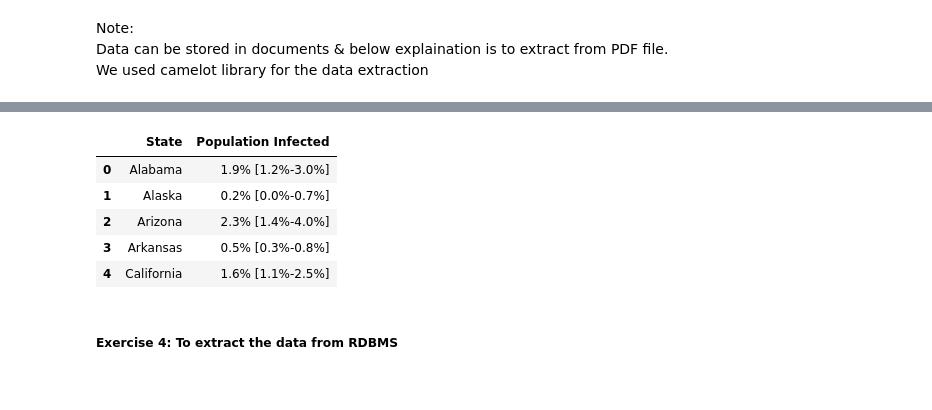
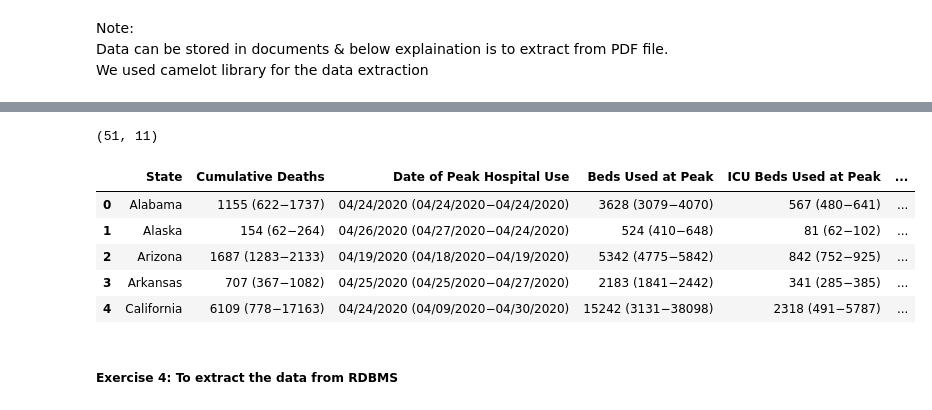
Before and after one commit to BhargavPotluri/Gramener, a Jupyter notebook: DataExtraction.ipynb, the cells around one changed output, grey strips where cells are left out. Saved outputs shown, nothing was run; the diff lists cells and outputs as text; code cells hidden in the pictures.

```diff
--- a/DataExtraction.ipynb
+++ b/DataExtraction.ipynb
@@ -343,2 +340,2 @@ Data_New[0].df # Accessing the data
 # %%
-Data_Extracted=Data_New[0].df
+covid_prediction_usa=covid_prediction_usa[0].df
@@ -376,11 +362,23 @@ Data_Extracted1=pd.DataFrame({'State':State1,'Population Infected':Pop1})
+# %%
+covid_prediction_usa=covid_prediction_usa[1:]
+covid_prediction_usa.reset_index(inplace=True,drop=True)
+# %%
+covid_prediction_usa.columns=covid_prediction_usa.iloc[0]
+# %%
+covid_prediction_usa.shape
+# %% [output]
+(51, 11)
+# %%
+covid_prediction_usa=covid_prediction_usa.iloc[1:]
+covid_prediction_usa.reset_index(inplace=True,drop=True)
 # %%
-Data_Extracted1.head()
+covid_prediction_usa.head()
 # %% [output]
-|  | State | Population Infected |
-| 0 | Alabama | 1.9% [1.2%-3.0%] |
-| 1 | Alaska | 0.2% [0.0%-0.7%] |
-| 2 | Arizona | 2.3% [1.4%-4.0%] |
-| 3 | Arkansas | 0.5% [0.3%-0.8%] |
-| 4 | California | 1.6% [1.1%-2.5%] |
+|  | State | Cumulative Deaths | Date of Peak Hospital Use | Beds Used at Peak | ICU Beds Used at Peak | ... |
+| 0 | Alabama | 1155 (622−1737) | 04/24/2020 (04/24/2020−04/24/2020) | 3628 (3079−4070) | 567 (480−641) | ... |
+| 1 | Alaska | 154 (62−264) | 04/26/2020 (04/27/2020−04/24/2020) | 524 (410−648) | 81 (62−102) | ... |
+| 2 | Arizona | 1687 (1283−2133) | 04/19/2020 (04/18/2020−04/19/2020) | 5342 (4775−5842) | 842 (752−925) | ... |
+| 3 | Arkansas | 707 (367−1082) | 04/25/2020 (04/25/2020−04/27/2020) | 2183 (1841−2442) | 341 (285−385) | ... |
+| 4 | California | 6109 (778−17163) | 04/24/2020 (04/09/2020−04/30/2020) | 15242 (3131−38098) | 2318 (491−5787) | ... |
 # %% [markdown]
 ##### Exercise 4: To extract the data from RDBMS
```
Also changed, not shown: parts of 44 cells of this notebook.
